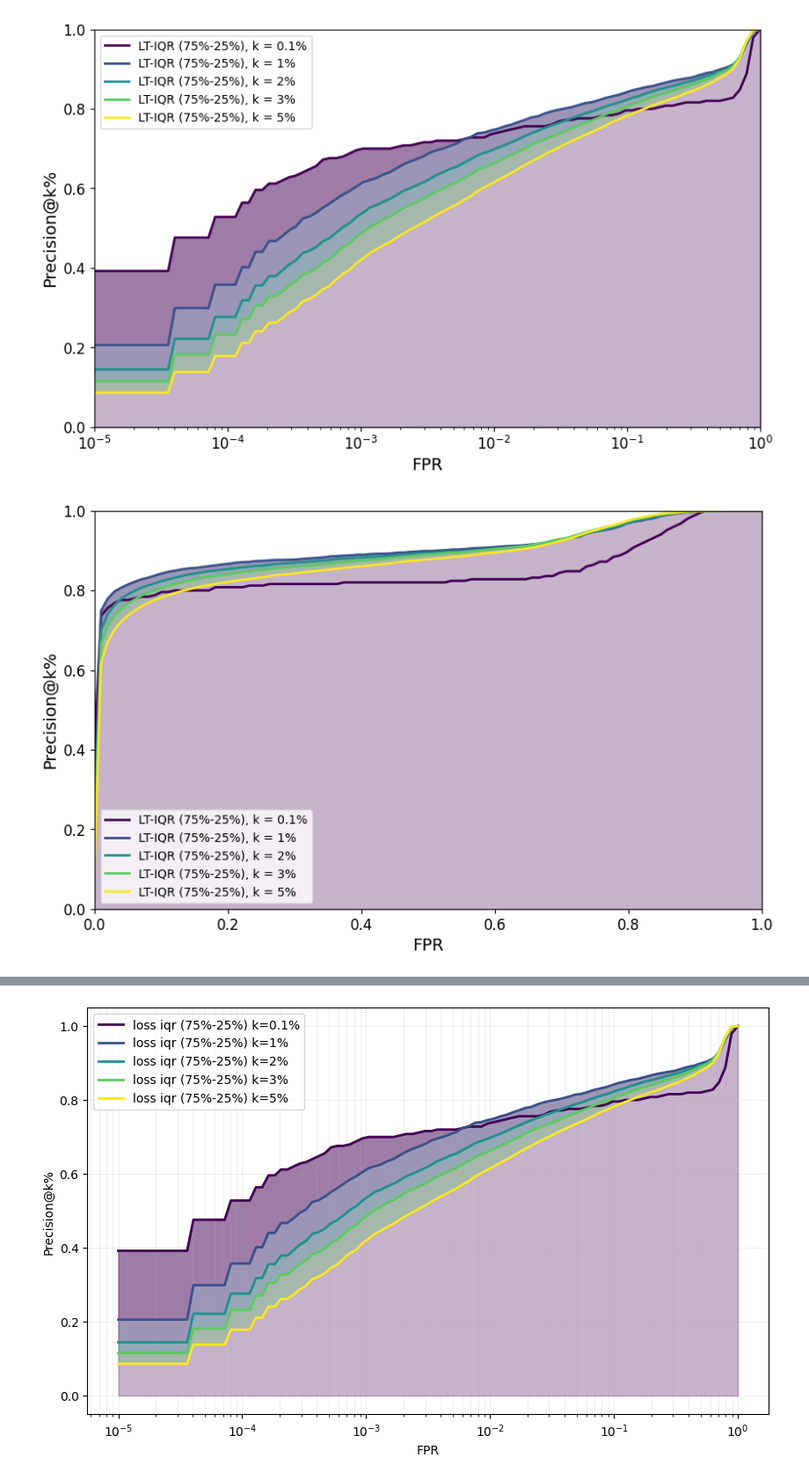
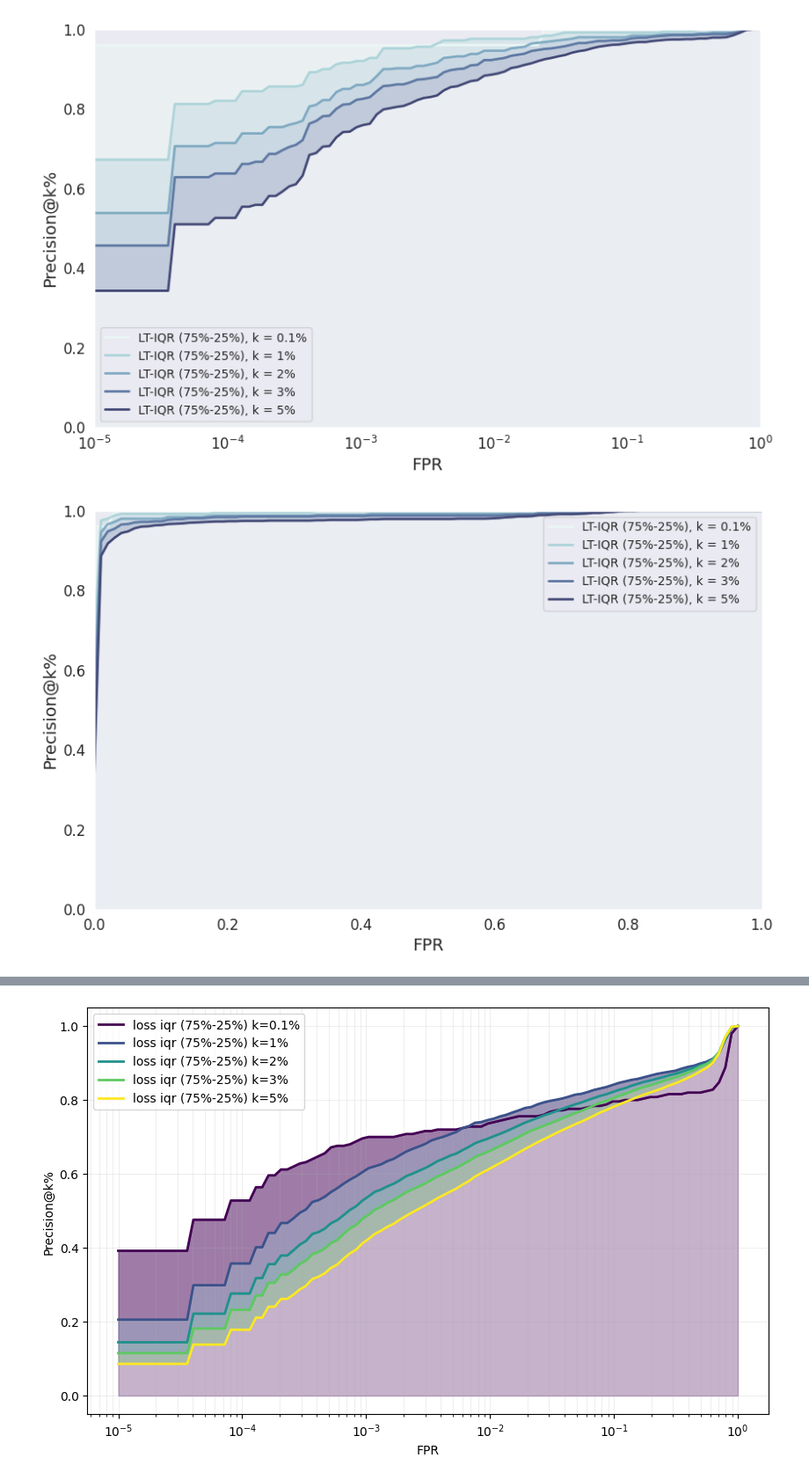
Before and after one commit to varshb/loss-traces-defenses, a Jupyter notebook: results/plots.ipynb, the cells around one changed output, grey strips where cells are left out. Shown: that part at 88% size. Drawn from its saved outputs; the diff is of its cells as text; code cells hidden in the pictures.

Commit message:
Adding new attack functionality and plots

```diff
--- a/results/plots.ipynb
+++ b/results/plots.ipynb
@@ -1,6 +1,4 @@
 # %%
-import numpy as np
-
 from result_processing import get_lira_scores, create_bins, \
     get_overall_tpr_at_fpr,  \
     get_attackr_scores
@@ -10,5 +8,4 @@ from matplotlib import pyplot as plt
 from sklearn import metrics
 import numpy as np
 
-# plt.style.use('seaborn-v0_8-colorblind')
-# plt.style.use('plot_style.mplstyle')
+plt.style.use('plot_style.mplstyle')
@@ -122,7 +98,8 @@ cross_evals = True
 # level = 0.00001
 # exp_id = 'WRN28_10_CIFAR100'
 # exp_id = 'WRN28_2_CINIC10'
-exp_id = "WRN40_4_CIFAR100"
+# exp_id = "WRN40_4_CIFAR100"
+exp_id = "wrn28-2_CIFAR10"
 dual_count = 1
 
 ks = [0.1, 1, 2, 3, 5]
@@ -133,6 +110,7 @@ metric = "precision"
 
 
 plots = [
+    ('rmia_1', lambda exp_id, t_id: get_rmia_scores(exp_id, "target_1", return_full_df=False)),
     (
         'final loss',
         lambda exp_id, t_id: get_trace_reduction(exp_id, t_id, first=-1, reduction=None)
@@ -763,0 +676,16 @@ def plot_metrics_for_k(ks, levels, metrics_for_k_dict, log=True, metric="precisi
+# %%
+ks = [0.1, 1, 2, 3, 5]
+levels = np.logspace(-5, 0, 100)
+precision_for_k_dict = plot_tpr_fpr_us_comparison(dual_count, exp_id, ks, levels,metric="precision", log=True)
+
+file = f"precision_for_k_dict_{exp_id}_log.json"
+with open(file, 'w') as f:
+    json.dump(precision_for_k_dict, f, cls=NumpyEncoder)
+
+ks = [0.1, 1, 2, 3, 5]
+levels = np.linspace(0, 1, 100)
+precision_for_k_dict = plot_tpr_fpr_us_comparison(dual_count, exp_id, ks, levels,metric="precision", log=False)
+
+file = f"precision_for_k_dict_{exp_id}_lin.json"
+with open(file, 'w') as f:
+    json.dump(precision_for_k_dict, f, cls=NumpyEncoder)
@@ -763,0 +714,16 @@ def plot_metrics_for_k(ks, levels, metrics_for_k_dict, log=True, metric="precisi
+# %%
+ks = [0.1, 1, 2, 3, 5]
+levels = np.logspace(-5, 0, 100)
+recall_for_k_dict = plot_tpr_fpr_us_comparison(dual_count, exp_id, ks, levels,metric="recall", log=True)
+
+file = f"recall_for_k_dict_{exp_id}_log.json"
+with open(file, 'w') as f:
+    json.dump(recall_for_k_dict, f, cls=NumpyEncoder)
+
+ks = [0.1, 1, 2, 3, 5]
+levels = np.linspace(0, 1, 100)
+recall_for_k_dict = plot_tpr_fpr_us_comparison(dual_count, exp_id, ks, levels,metric="recall", log=False)
+
+file = f"recall_for_k_dict_{exp_id}_lin.json"
+with open(file, 'w') as f:
+    json.dump(recall_for_k_dict, f, cls=NumpyEncoder)
@@ -764,12 +752,12 @@ def plot_metrics_for_k(ks, levels, metrics_for_k_dict, log=True, metric="precisi
 # %%
-with open("precision_for_k_dict_log.json", 'r') as f:
+with open(f"precision_for_k_dict_{exp_id}_log.json", 'r') as f:
     precision_for_k_dict = json.load(f)
 plot_metrics_for_k(ks,levels,precision_for_k_dict, log=True)
 
-with open("precision_for_k_dict_lin.json", 'r') as f:
+with open(f"precision_for_k_dict_{exp_id}_lin.json", 'r') as f:
     precision_for_k_dict = json.load(f)
 plot_metrics_for_k(ks,levels,precision_for_k_dict, log=False)
 # %% [output]
-[figure, old version]
+[figure, new version]
-[figure, old version]
+[figure, new version]
 # %%
```
Also changed, not shown: parts of 27 cells of this notebook, 4 other files.
